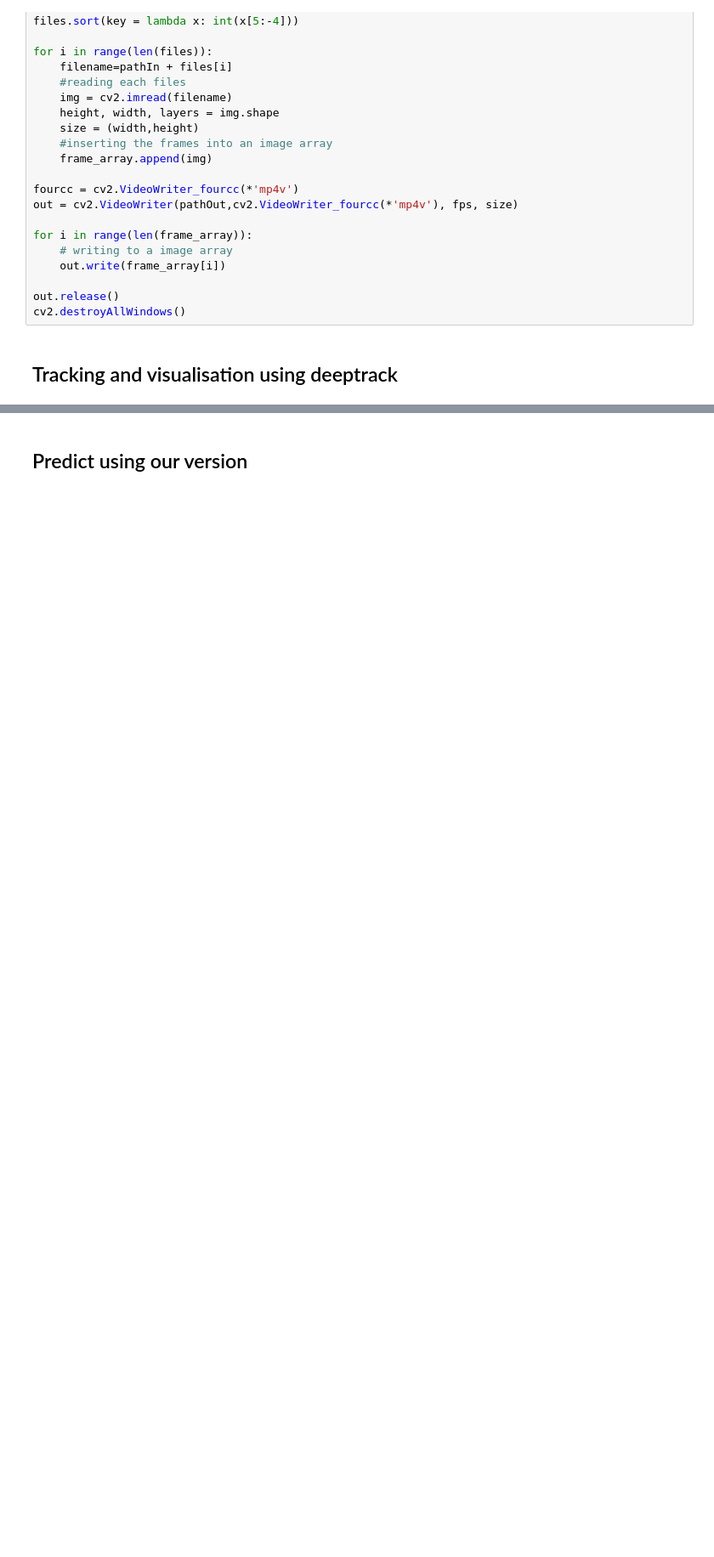
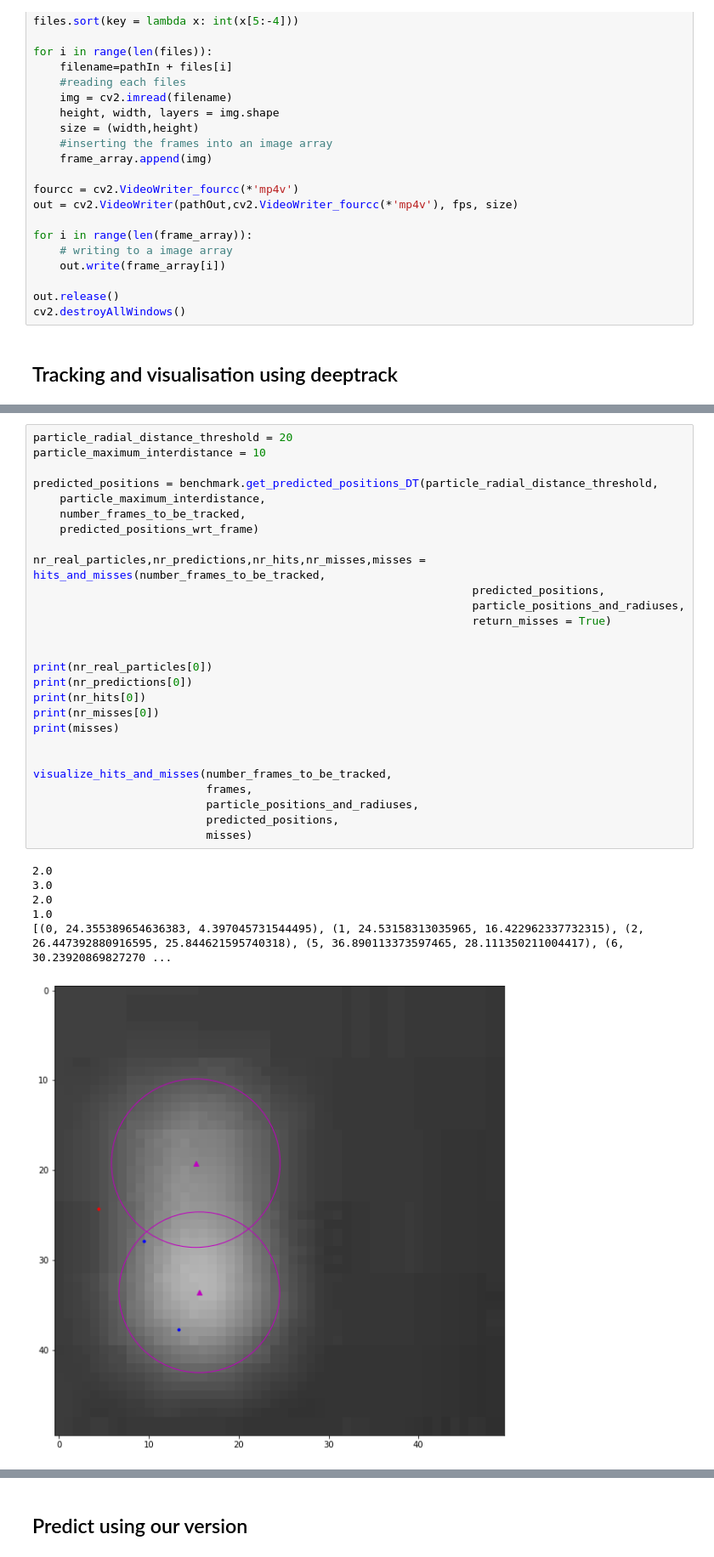
Before and after one commit to FredrikMeisingseth/DeepTrack, a Jupyter notebook: DeepTrack 1.0/single particle benchmarking.ipynb, the cells around one changed output, grey strips where cells are left out. Shown at 85% size. Cells and saved outputs as stored; diff of their text form; blank space fills up the shorter version.

```diff
--- a/DeepTrack 1.0/single particle benchmarking.ipynb
+++ b/DeepTrack 1.0/single particle benchmarking.ipynb
@@ -310,0 +206,34 @@ cv2.destroyAllWindows()
+# %%
+particle_radial_distance_threshold = 20
+particle_maximum_interdistance = 10
+
+predicted_positions = benchmark.get_predicted_positions_DT(particle_radial_distance_threshold,
+    particle_maximum_interdistance,
+    number_frames_to_be_tracked,
+    predicted_positions_wrt_frame)
+
+nr_real_particles,nr_predictions,nr_hits,nr_misses,misses = hits_and_misses(number_frames_to_be_tracked,
+                                                                  predicted_positions,
+                                                                  particle_positions_and_radiuses,
+                                                                  return_misses = True)
+
+
+print(nr_real_particles[0])
+print(nr_predictions[0])
+print(nr_hits[0])
+print(nr_misses[0])
+print(misses)
+
+
+visualize_hits_and_misses(number_frames_to_be_tracked,
+                          frames,
+                          particle_positions_and_radiuses,
+                          predicted_positions,
+                          misses)
+# %% [output]
+2.0
+3.0
+2.0
+1.0
+[(0, 24.355389654636383, 4.397045731544495), (1, 24.53158313035965, 16.422962337732315), (2, 26.447392880916595, 25.844621595740318), (5, 36.890113373597465, 28.111350211004417), (6, 30.23920869827270 ...
+[figure, added]
```
Also changed, not shown: parts of 15 cells of this notebook, 1 other file.
